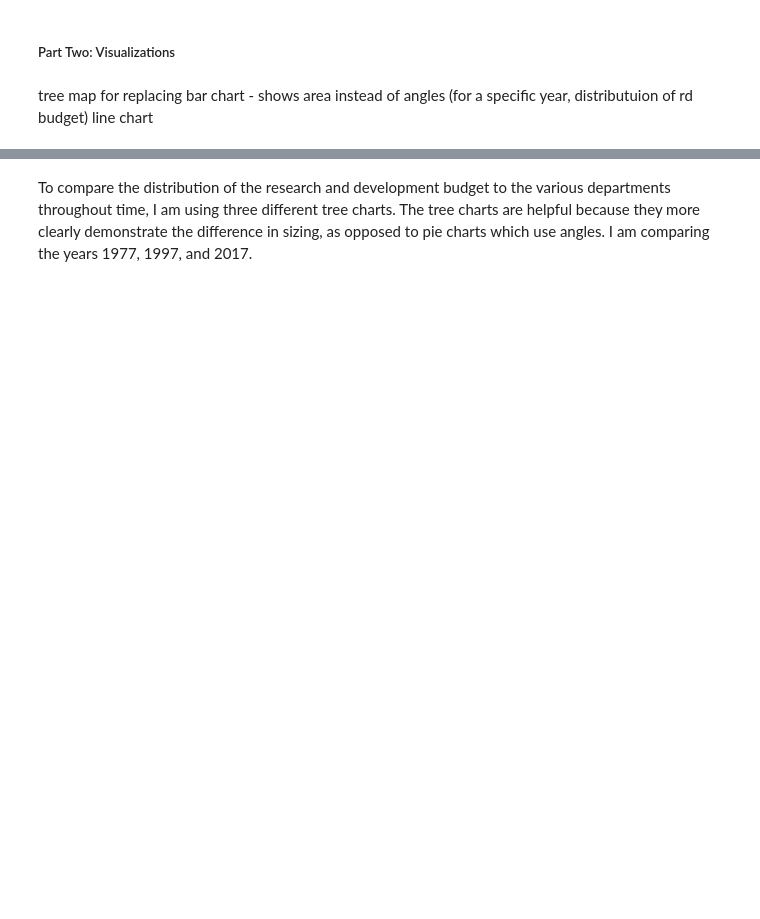
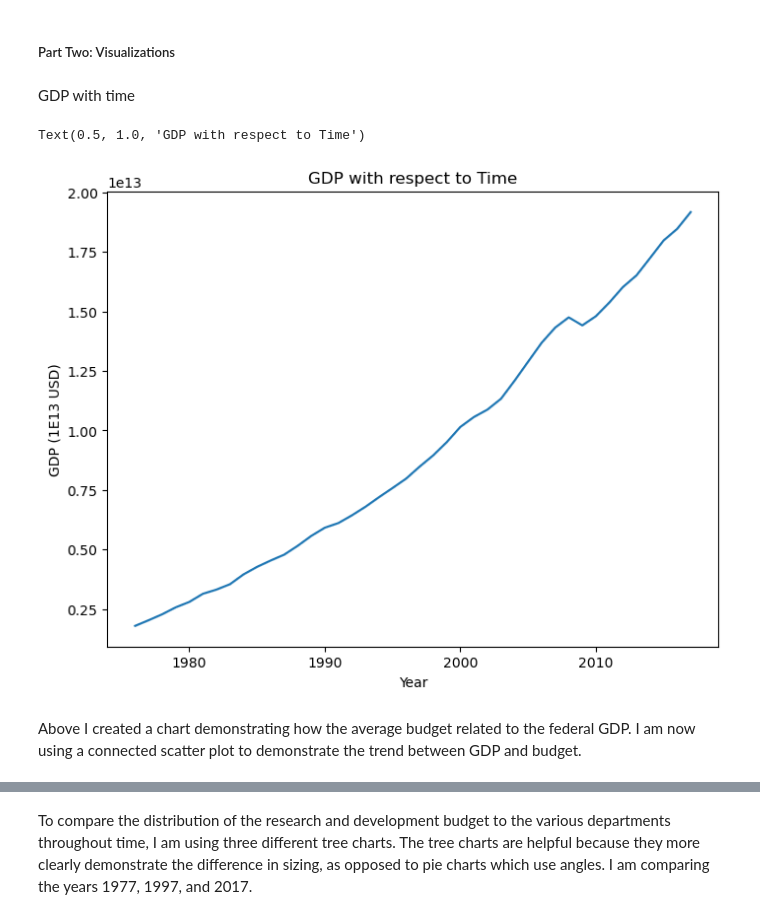
Before and after one commit to julia-dunn/DUNN-Python-Portfolio, a Jupyter notebook: TidyData-Project/main.ipynb, the cells around one changed output, grey strips where cells are left out. Cells and saved outputs as stored; diff of their text form; code cells hidden in the pictures; blank space fills up the shorter version.

```diff
--- a/TidyData-Project/main.ipynb
+++ b/TidyData-Project/main.ipynb
@@ -114,5 +141,17 @@ pivot_table_gdp_rdbudget
 # %% [markdown]
 ##### Part Two: Visualizations
-# %% [markdown]
-tree map for replacing bar chart - shows area instead of angles (for a specific year, distributuion of rd budget)
-line chart
+# %% [markdown]
+GDP with time
+# %%
+plt.figure(figsize=(8,6))
+sns.lineplot(x=df_fedrd_melted_tidy['Year'],
+             y=df_fedrd_melted_tidy['GDP'],
+             data = df_fedrd_melted_tidy)
+plt.xlabel('Year')
+plt.ylabel('GDP (1E13 USD)')
+plt.title('GDP with respect to Time')
+# %% [output]
+Text(0.5, 1.0, 'GDP with respect to Time')
+[figure, added]
+# %% [markdown]
+Above I created a chart demonstrating how the average budget related to the federal GDP. I am now using a connected scatter plot to demonstrate the trend between GDP and budget.
```
Also changed, not shown: parts of 15 cells of this notebook.
